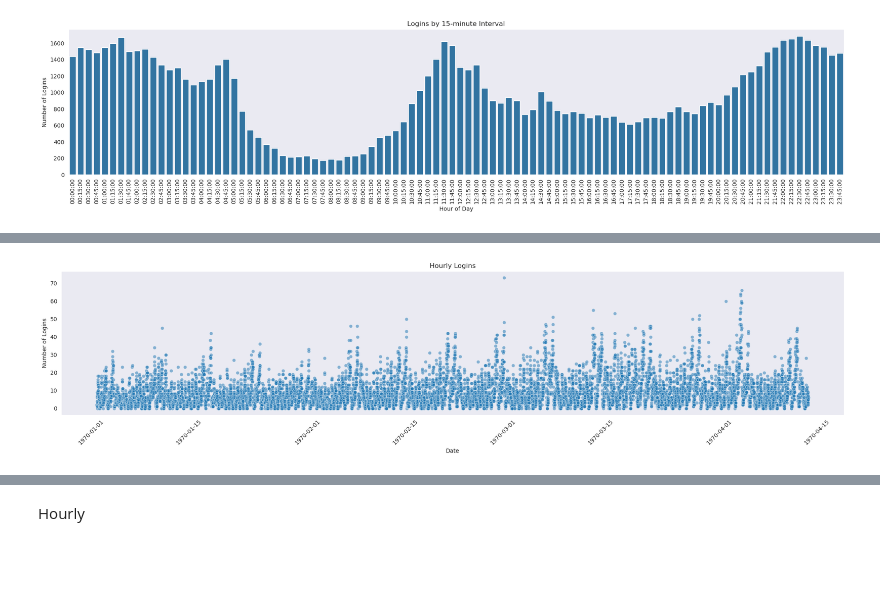
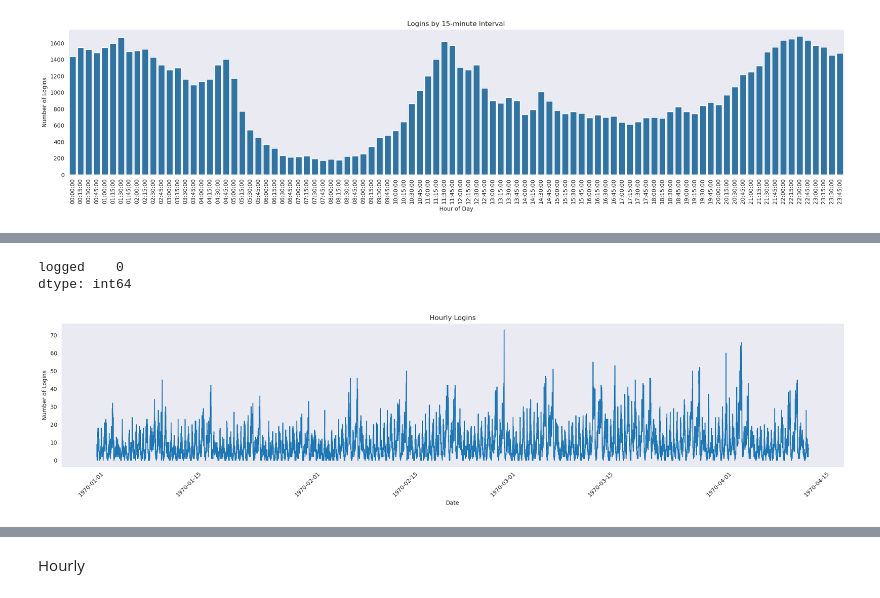
Before and after one commit to ds-edu/ds-eda-ultimate-tech, a Jupyter notebook: logins.ipynb, the cells around one changed output, grey strips where cells are left out. Saved outputs shown, nothing was run; the diff lists cells and outputs as text; code cells hidden in the pictures; blank space fills up the shorter version.

```diff
--- a/logins.ipynb
+++ b/logins.ipynb
@@ -70,18 +96,20 @@ plt.show()
+# %%
+# Check for nulls
+
+logins_quarterhourly.isna().sum()
+# %% [output]
+logged    0
+dtype: int64
 # %%
-# Quarter hourly logins
-
-logins_quarterhourly = df.resample('15min').count()
-
-
-# Plot the hourly counts
+# Plot the hourly logins
 
 plt.figure(figsize=(20, 5))
-sns.scatterplot(x=logins_quarterhourly.index, y=logins_quarterhourly['logged'], marker='o', alpha=0.5)
+sns.lineplot(x=logins_quarterhourly.index, y=logins_quarterhourly['logged'])
 plt.title('Hourly Logins')
 plt.xlabel('Date')
 plt.ylabel('Number of Logins')
 plt.xticks(rotation=45)
 plt.tight_layout()
 plt.show()
 # %% [output]
-[figure, old version]
+[figure, new version]
```
Also changed, not shown: parts of 31 cells of this notebook.
